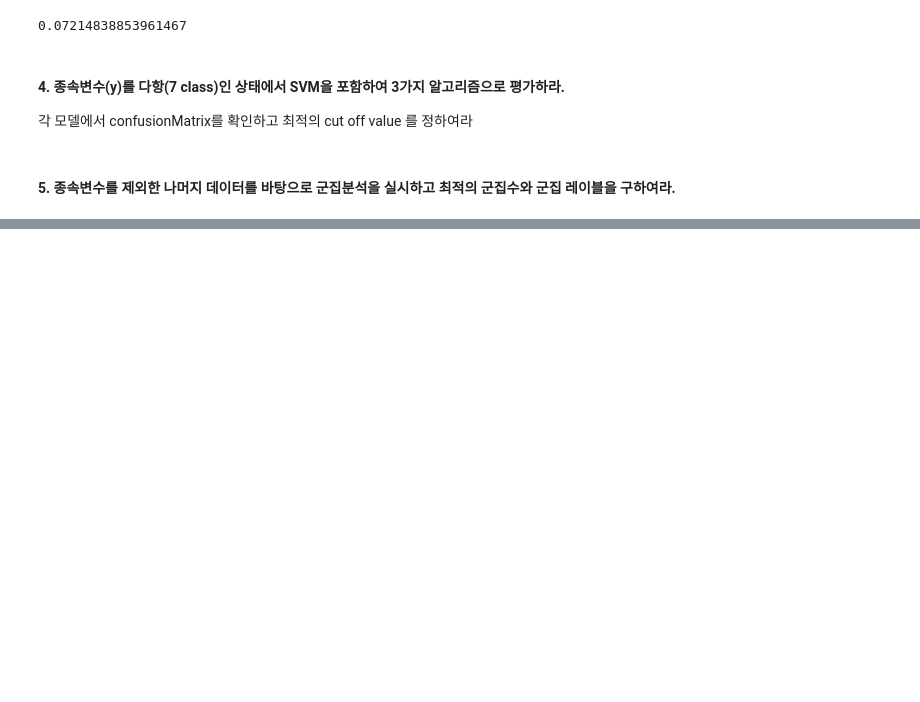
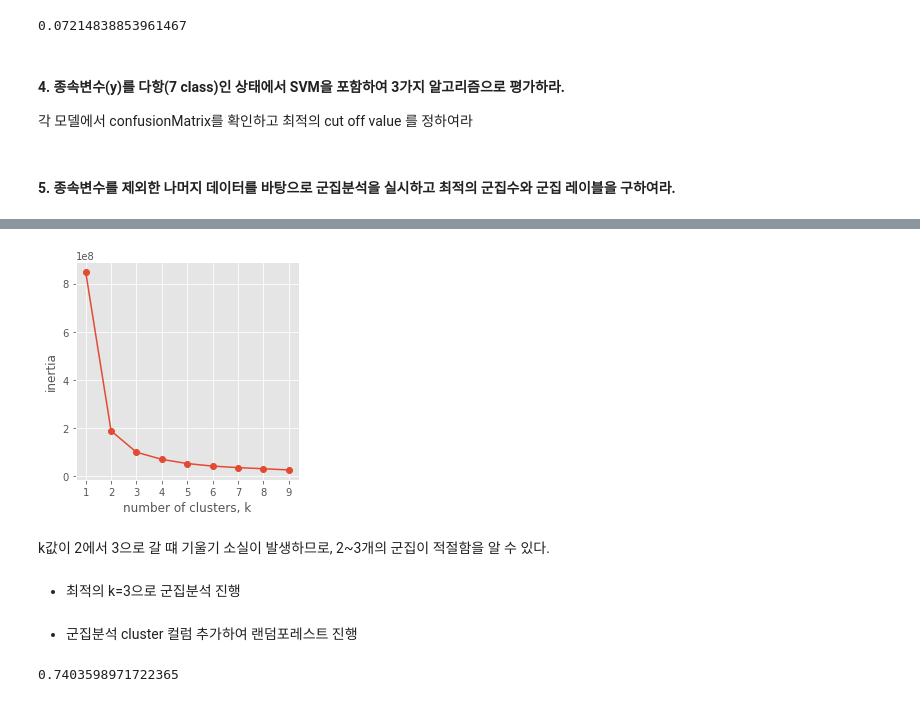
Before and after one commit to teng-ny/ADPStudy, a Jupyter notebook: ADP시험복기/kaggle_15회/(15회) 1-1. 머신러닝.ipynb, the cells around one changed output, grey strips where cells are left out. Drawn from its saved outputs; the diff is of its cells as text; code cells hidden in the pictures; blank space fills up the shorter version.

```diff
--- a/ADP시험복기/kaggle_15회/(15회) 1-1. 머신러닝.ipynb
+++ b/ADP시험복기/kaggle_15회/(15회) 1-1. 머신러닝.ipynb
@@ -196,3 +178,19 @@ cutoff
 각 모델에서 confusionMatrix를 확인하고 최적의 cut off value 를 정하여라
 # %% [markdown]
 #### 5. 종속변수를 제외한 나머지 데이터를 바탕으로 군집분석을 실시하고 최적의 군집수와 군집 레이블을 구하여라.
+# %%
+from sklearn.model_selection import train_test_split
+
+X=data2.drop(columns=['target'])
+y=data2['target']
+
+X_train, X_test, y_train, y_test=train_test_split(X, y, random_state=32, test_size=0.2, stratify=y)
+# %%
+from sklearn.cluster import KMeans
+import matplotlib.pyplot as plt
+from sklearn.metrics import calinski_harabasz_score
+
+for k in range(2,10):
+    kmeans_model=KMeans(n_clusters=k, random_state=1).fit(X_train)
+    labels=kmeans_model.labels_
+    print(calinski_harabasz_score(X_train, labels))
@@ -198,0 +206,19 @@ cutoff
+# %%
+lst=[]
+for k in range(1, 10):
+    model=KMeans(n_clusters=k)
+    model.fit(X_train)
+    lst.append(model.inertia_)
+
+plt.figure(figsize=(4,4))
+plt.plot(range(1, 10), lst, '-o')
+plt.xlabel('number of clusters, k')
+plt.ylabel('inertia')
+plt.xticks(range(1,10))
+plt.show()
+# %% [output]
+[figure, added]
+# %% [markdown]
+k값이 2에서 3으로 갈 떄 기울기 소실이 발생하므로, 2~3개의 군집이 적절함을 알 수 있다.
+# %% [markdown]
+- 최적의 k=3으로 군집분석 진행
@@ -198,0 +235,13 @@ cutoff
+# %% [markdown]
+- 군집분석 cluster 컬럼 추가하여 랜덤포레스트 진행
+# %%
+from sklearn.ensemble import RandomForestClassifier
+from sklearn.metrics import accuracy_score
+
+rf=RandomForestClassifier(random_state=42)
+rf.fit(X_train_cluster, y_train)
+pred=rf.predict(X_test_cluster)
+y_prob=rf.predict_proba(X_test_cluster)
+print(accuracy_score(y_test, pred))
+# %% [output]
+0.7403598971722365
```
Also changed, not shown: parts of 8 cells of this notebook.
